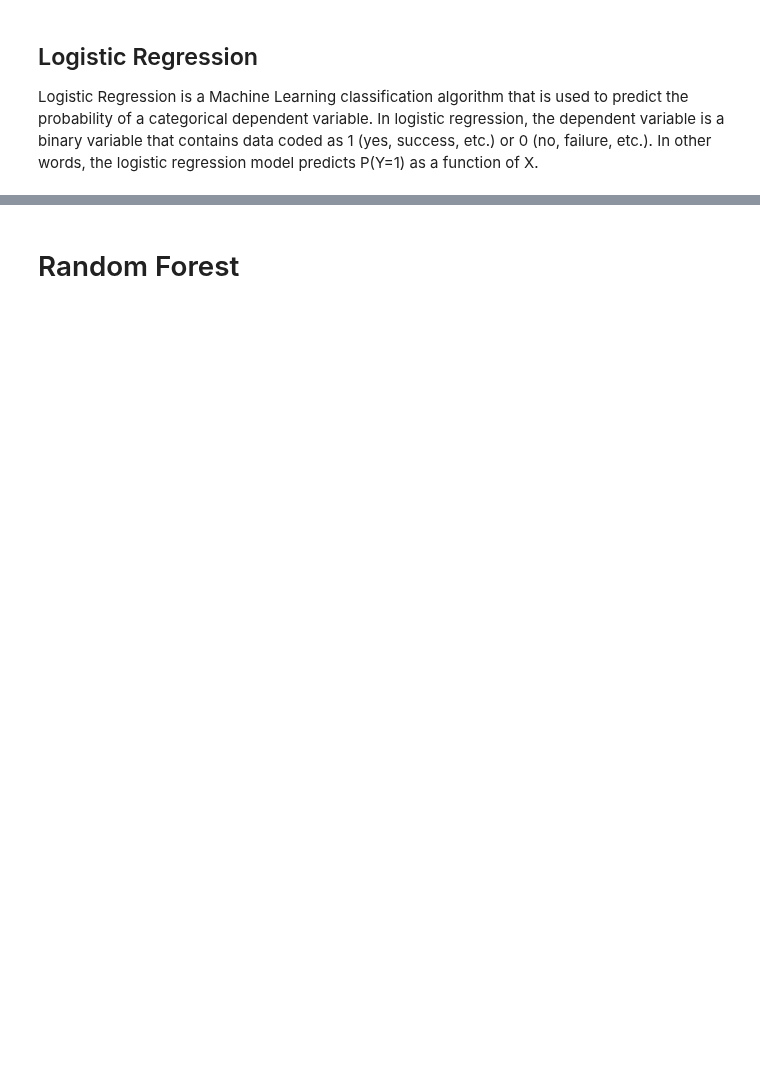
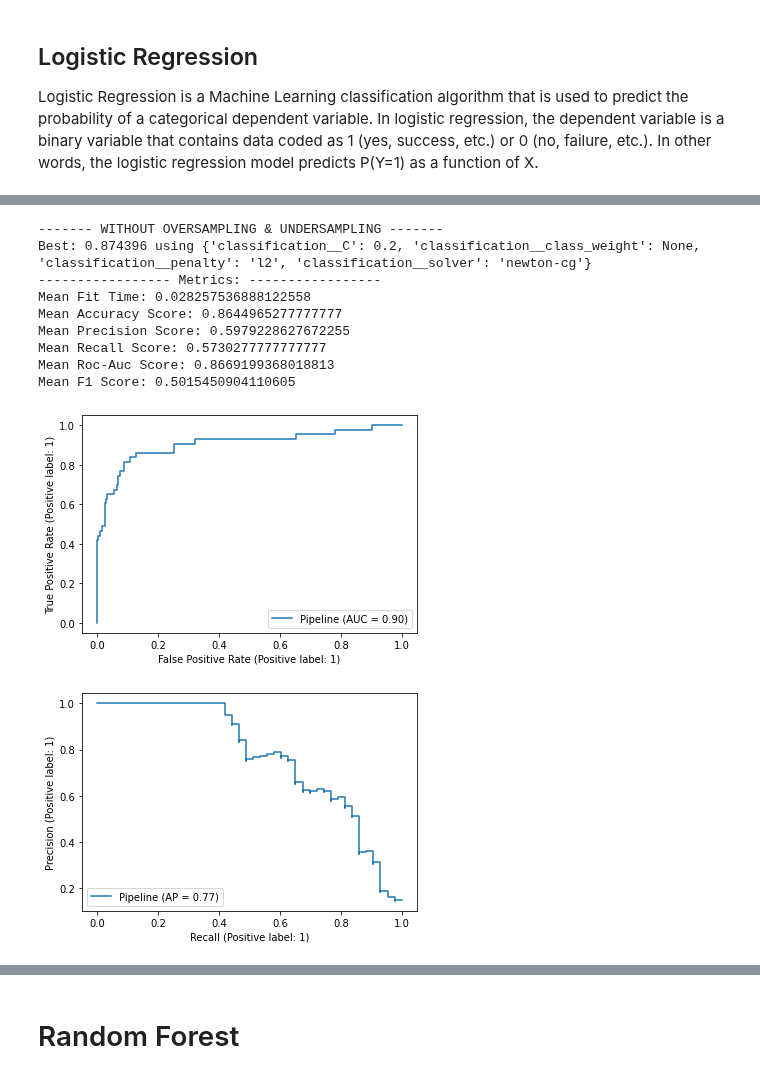
Before and after one commit to 2dukes/PROJ_AC_2122, a Jupyter notebook: applyModel.ipynb, the cells around one changed output, grey strips where cells are left out. Saved outputs shown, nothing was run; the diff lists cells and outputs as text; code cells hidden in the pictures; blank space fills up the shorter version.

Commit message:
More plots regarding model comparison and data understanding.

```diff
--- a/applyModel.ipynb
+++ b/applyModel.ipynb
@@ -17,6 +18,9 @@ import numpy as np
 import pandas as pd
 # %%
 X_test_full = pd.read_csv("./preprocessed/mergedTestData.csv")
+
+algorithms = []
+metrics = {}
 
 scoring = {
   "precision_score": make_scorer(precision_score, zero_division=0),
@@ -26,7 +30,9 @@ scoring = {
   "accuracy_score": "accuracy",
 }
 
-def run_model(pipeline, param_grid, X_train, y_train, X_test):
+def run_model(pipeline, param_grid, X_train, y_train, X_test, clfName):
+  global metrics
+
   # Define evaluation procedure
   cv = RepeatedStratifiedKFold(n_splits=10, n_repeats=3, random_state=1)
 
@@ -39,21 +45,37 @@ def run_model(pipeline, param_grid, X_train, y_train, X_test):
   # Evaluate the model
   p_pred = grid_result.predict_proba(X_test)
 
-  # ROC Curve
+  # ROC Curve & PR
   estimator = grid_result.best_estimator_
   RocCurveDisplay.from_estimator(estimator, X_train, y_train)
   PrecisionRecallDisplay.from_estimator(estimator, X_train, y_train)
 
+  mean_fit_time = mean(grid_result.cv_results_.get('mean_fit_time'))
+  mean_accuracy_score = mean(grid_result.cv_results_.get('mean_test_accuracy_score'))
+  mean_precision_score = mean(grid_result.cv_results_.get('mean_test_precision_score'))
+  mean_recall_score = mean(grid_result.cv_results_.get('mean_test_recall_score'))
+  mean_roc_auc_score = mean(grid_result.cv_results_.get('mean_test_roc_auc_score'))
+  mean_f1_score = mean(grid_result.cv_results_.get('mean_test_f1_score'))
+
+  algorithms.append(clfName)
+  metrics[clfName] = {}
+
+  metrics[clfName]["fit_time"] = mean_fit_time
+  metrics[clfName]["accuracy"] = mean_accuracy_score
+  metrics[clfName]["precision"] = mean_precision_score
+  metrics[clfName]["recall"] = mean_recall_score
+  metrics[clfName]["roc_auc"] = mean_roc_auc_score
+  metrics[clfName]["f1"] = mean_f1_score
+
   print("----------------- Metrics: -----------------")
-  print("Mean Fit Time: " + str(mean(grid_result.cv_results_.get('mean_fit_time'))))
-  print("Mean Score Time: " + str(mean(grid_result.cv_results_.get('mean_score_time'))))
-  print("Mean Accuracy Score: " + str(mean(grid_result.cv_results_.get('mean_test_accuracy_score'))))
-  print("Mean Precision Score: " + str(mean(grid_result.cv_results_.get('mean_test_precision_score'))))
-  print("Mean Recall Score: " + str(mean(grid_result.cv_results_.get('mean_test_recall_score'))))
-  print("Mean Roc-Auc Score: " + str(mean(grid_result.cv_results_.get('mean_test_roc_auc_score'))))
-  print("Mean F1 Score: " + str(mean(grid_result.cv_results_.get('mean_test_f1_score'))))
+  print("Mean Fit Time: " + str(mean_fit_time))
+  print("Mean Accuracy Score: " + str(mean_accuracy_score))
+  print("Mean Precision Score: " + str(mean_precision_score))
+  print("Mean Recall Score: " + str(mean_recall_score))
+  print("Mean Roc-Auc Score: " + str(mean_roc_auc_score))
+  print("Mean F1 Score: " + str(mean_f1_score))
 
-  resultData = {'Id': X_test_full['loan_id'], 'Predicted': p_pred[:,0]}
+  resultData = {'Id': X_test_full['loan_id'], 'Predicted': p_pred[:,1]}
   result = pd.DataFrame(data=resultData)
   return result
 
@@ -123,15 +144,27 @@ Mean F1 Score: 0.5232098726436962
 # %%
 # Without Oversampling & Undersampling
 print("------- WITHOUT OVERSAMPLING & UNDERSAMPLING -------")
 pipeline = Pipeline([('scaler', StandardScaler()), ('classification', LogisticRegression(random_state=0, max_iter=10000))])
 
 param_grid = {'classification__penalty': ['l2'],
           'classification__C': [0.01, 0.05, 0.1, 0.2, 0.5, 1.0],
           'classification__solver': ['liblinear', 'newton-cg', 'lbfgs', 'sag', 'saga'],
           'classification__class_weight': ["balanced", None]}
 
-results_df = run_model(pipeline, param_grid, X_train, y_train, X_test)
+results_df = run_model(pipeline, param_grid, X_train, y_train, X_test, "LogisticRegression")
 results_df.to_csv("./results/logisticRegression.csv", index=None)
+# %% [output]
+------- WITHOUT OVERSAMPLING & UNDERSAMPLING -------
+Best: 0.874396 using {'classification__C': 0.2, 'classification__class_weight': None, 'classification__penalty': 'l2', 'classification__solver': 'newton-cg'}
+----------------- Metrics: -----------------
+Mean Fit Time: 0.028257536888122558
+Mean Accuracy Score: 0.8644965277777777
+Mean Precision Score: 0.5979228627672255
+Mean Recall Score: 0.5730277777777777
+Mean Roc-Auc Score: 0.8669199368018813
+Mean F1 Score: 0.5015450904110605
+[figure, added]
+[figure, added]
 # %%
 # With Oversampling
 print("------- WITH OVERSAMPLING -------")
```
Also changed, not shown: parts of 57 cells of this notebook, 6 other files.
